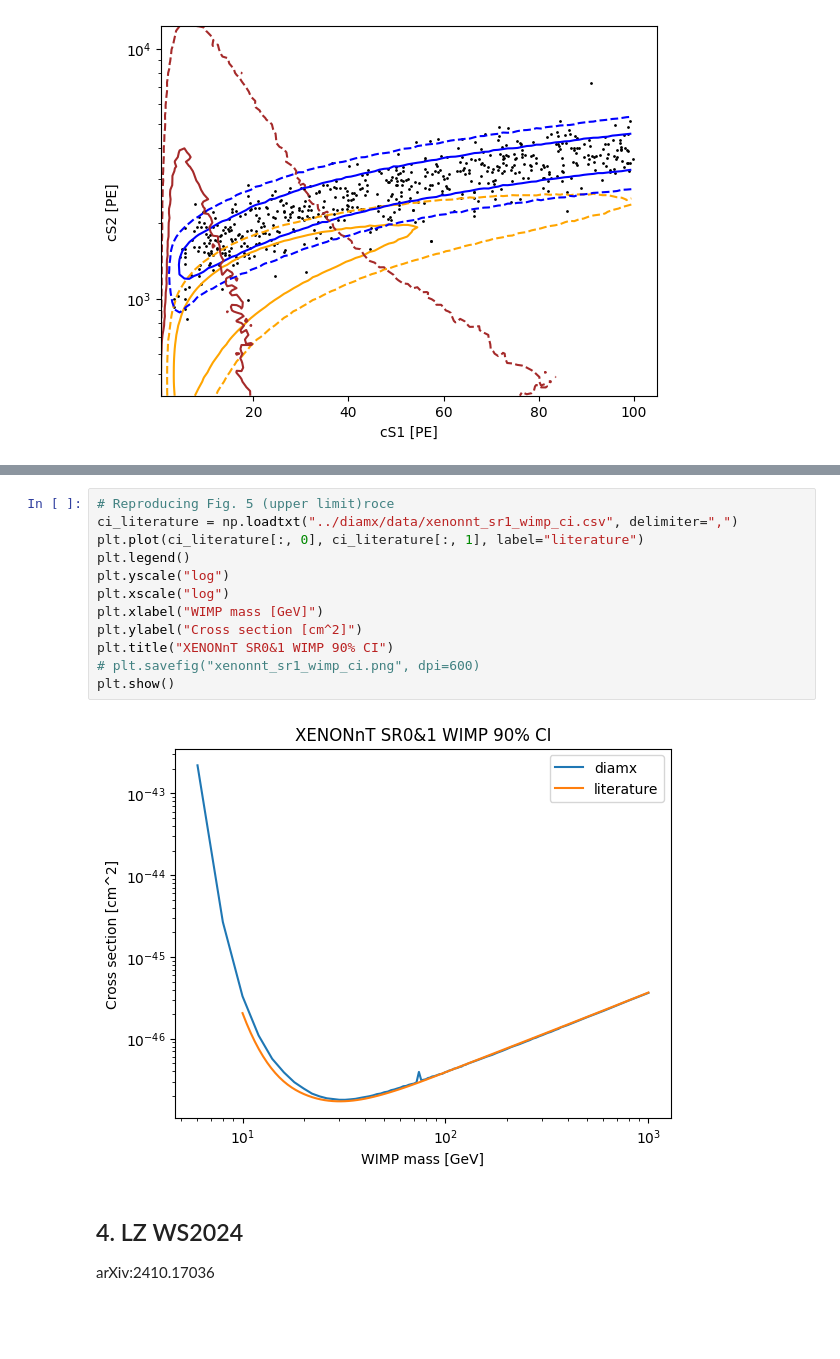
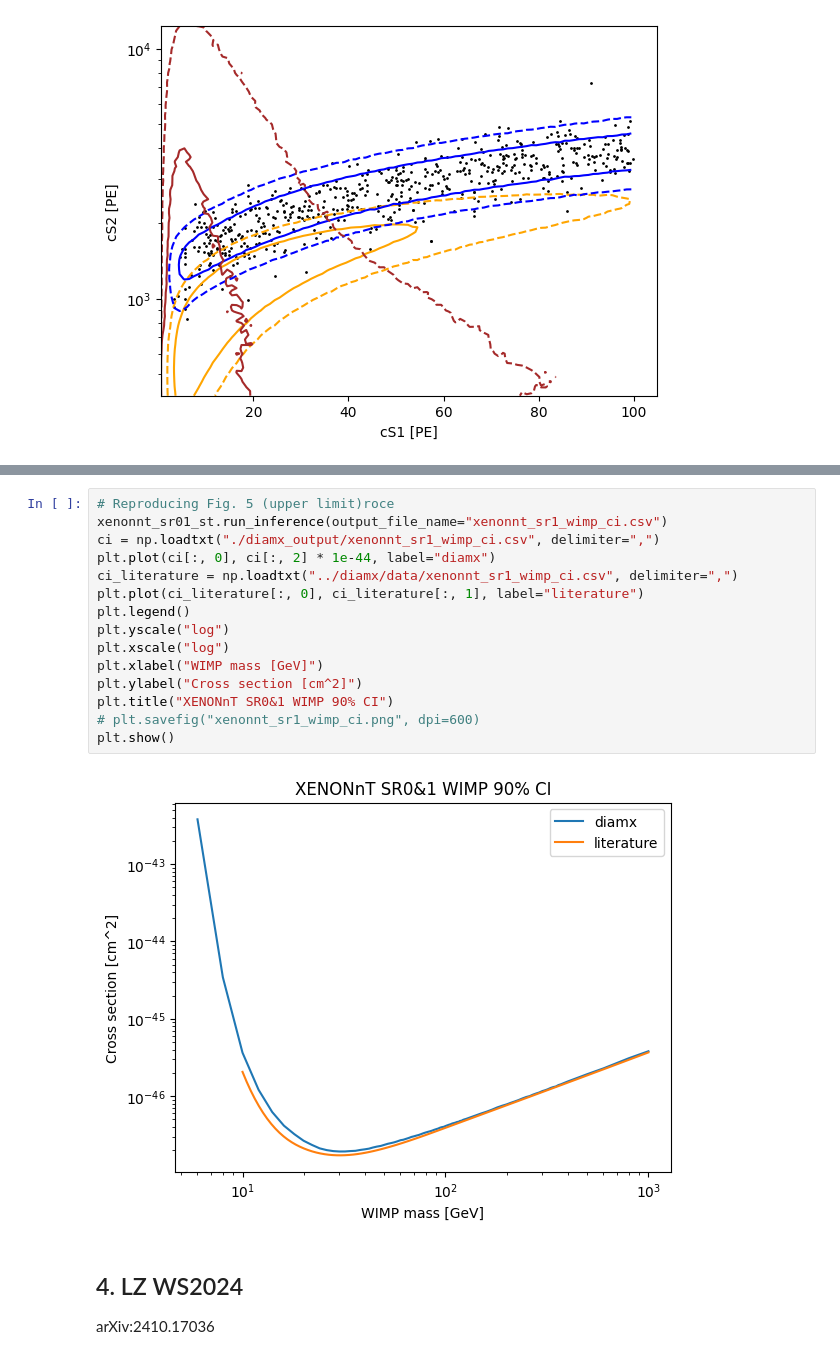
Before and after one commit to mhliu0001/diamx, a Jupyter notebook: notebooks/benchmark.ipynb, the cells around one changed output, grey strips where cells are left out. Cells and saved outputs as stored; diff of their text form; blank space fills up the shorter version.

```diff
--- a/notebooks/benchmark.ipynb
+++ b/notebooks/benchmark.ipynb
@@ -281,17 +282,20 @@ Signal best fit: 2.1871424860386295
 # %%
 # Reproducing Fig. 5 (upper limit)roce
+xenonnt_sr01_st.run_inference(output_file_name="xenonnt_sr1_wimp_ci.csv")
+ci = np.loadtxt("./diamx_output/xenonnt_sr1_wimp_ci.csv", delimiter=",")
+plt.plot(ci[:, 0], ci[:, 2] * 1e-44, label="diamx")
 ci_literature = np.loadtxt("../diamx/data/xenonnt_sr1_wimp_ci.csv", delimiter=",")
 plt.plot(ci_literature[:, 0], ci_literature[:, 1], label="literature")
 plt.legend()
 plt.yscale("log")
 plt.xscale("log")
 plt.xlabel("WIMP mass [GeV]")
 plt.ylabel("Cross section [cm^2]")
 plt.title("XENONnT SR0&1 WIMP 90% CI")
 # plt.savefig("xenonnt_sr1_wimp_ci.png", dpi=600)
 plt.show()
 # %% [output]
-[figure, old version]
+[figure, new version]
 # %% [markdown]
 ## 4. LZ WS2024
 
```
Also changed, not shown: parts of 12 cells of this notebook, 3 other files.
